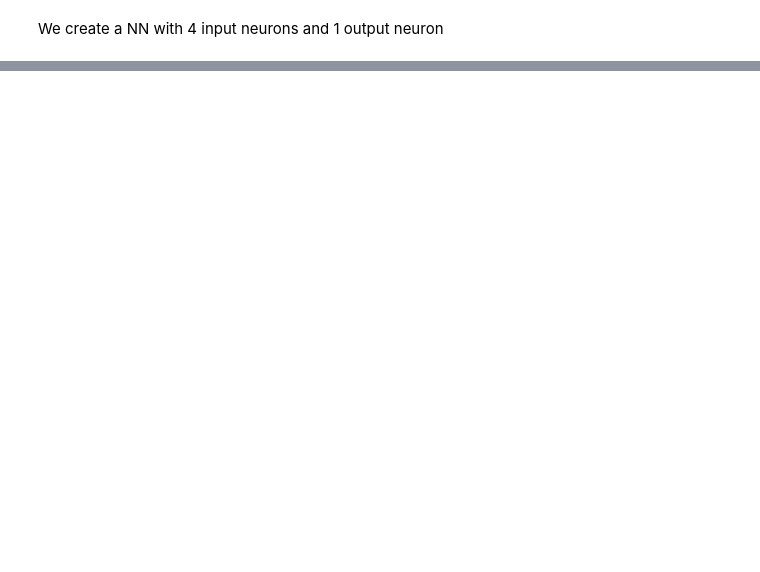
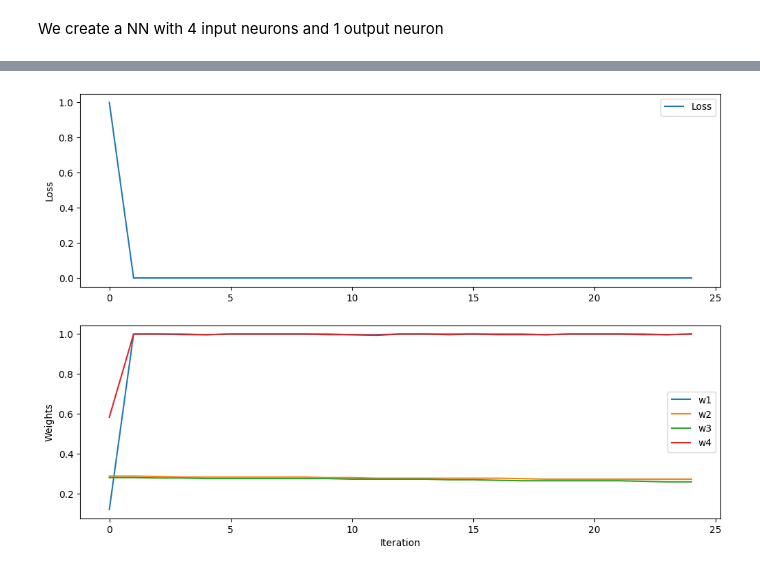
Before and after one commit to PhiIantrop/Neuronensimulation, a Jupyter notebook: Aufgabe_3.ipynb, the cells around one changed output, grey strips where cells are left out. Saved outputs shown, nothing was run; the diff lists cells and outputs as text; code cells hidden in the pictures; blank space fills up the shorter version.

Commit message:
include training algorithm and general update

```diff
--- a/Aufgabe_3.ipynb
+++ b/Aufgabe_3.ipynb
@@ -14,3 +10,20 @@ correct_output_list = [input == [1, 0, 0, 1] for input in input_list]
+# %%
+possible_patterns = [[1, 1, 0, 0], [1, 0, 1, 0], [1, 0, 0, 1], [0, 1, 1, 0], [0, 1, 0, 1], [0, 0, 1, 1]]
+good_pattern = [1, 0, 0, 1]
+
+training_data_length = 25
+training_data = np.zeros((training_data_length, 4), dtype=int)
+
+def make_new_training_data():
+    for i in range(training_data_length):
+        pattern = np.array([1, 1, 0, 0])
+        np.random.shuffle(pattern)
+        # extra 40% chance of using the good pattern, so that the network can learn to recognize the good pattern
+        if np.random.rand() < 0.4:
+            pattern = good_pattern
+        training_data[i] = pattern
+
+make_new_training_data()
 # %% [markdown]
 We create a NN with 4 input neurons and 1 output neuron
 # %%
@@ -65,0 +76,63 @@ Stimmt das Ergebnis bei guten Weights immer?  True
+# %%
+# loss_for_single_pattern can be positive and negative, corresponding to undershooting and overshooting the correct result
+def loss_for_single_pattern(weights, pattern):
+    nn = NN_5_Neurons(weights)
+    return np.array_equal(pattern, good_pattern) - nn.is14DiagonalBlack(pattern)
+
+def loss_total(weights):
+    return sum(abs(np.array([loss_for_single_pattern(weights, pattern) for pattern in possible_patterns])))
+
+
+def training():
+    weights = np.random.rand(4)
+
+    losses_during_training = np.array([0] * training_data_length)
+    weights_during_training = np.array([weights] * training_data_length)
+
+    for i, pattern in enumerate(training_data):
+        loss = loss_for_single_pattern(weights, pattern)
+
+        # print(f"iteration {i}: \n\t weights: {weights}\n\t loss: {loss}")
+
+        losses_during_training[i] = loss_total(weights)
+        weights_during_training[i] = weights
+
+        weights += loss * pattern
+        weights = np.clip(weights, 0, 1)
+
+    return losses_during_training, weights_during_training
+
+
+biggest_final_loss = 0
+
+for _ in range(10):
+    losses, weights = training()
+
+    biggest_final_loss = max(biggest_final_loss, loss_total(weights[-1]))
+
+    make_new_training_data()
+
+    # Plot der Entwicklung des losses und der weights
+    plt.figure(figsize=(12, 8))
+
+    # Loss
+    plt.subplot(2, 1, 1)
+    plt.plot(losses, label='Loss')
+    plt.ylabel('Loss')
+    plt.legend()
+
+    # Weights
+    plt.subplot(2, 1, 2)
+    plt.plot(weights[:, 0], label='w1')
+    plt.plot(weights[:, 1], label='w2')
+    plt.plot(weights[:, 2], label='w3')
+    plt.plot(weights[:, 3], label='w4')
+
+    plt.xlabel('Iteration')
+    plt.ylabel('Weights')
+    plt.legend()
+    plt.show()
+
+print(f"biggest loss after training: {biggest_final_loss}")
+# %% [output]
+[figure, added]
```
Also changed, not shown: parts of 4 cells of this notebook.
